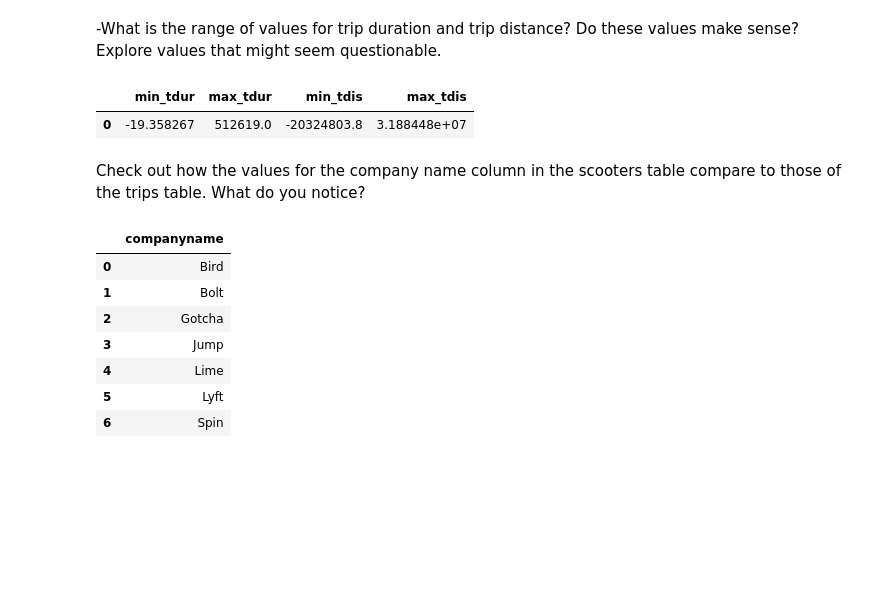
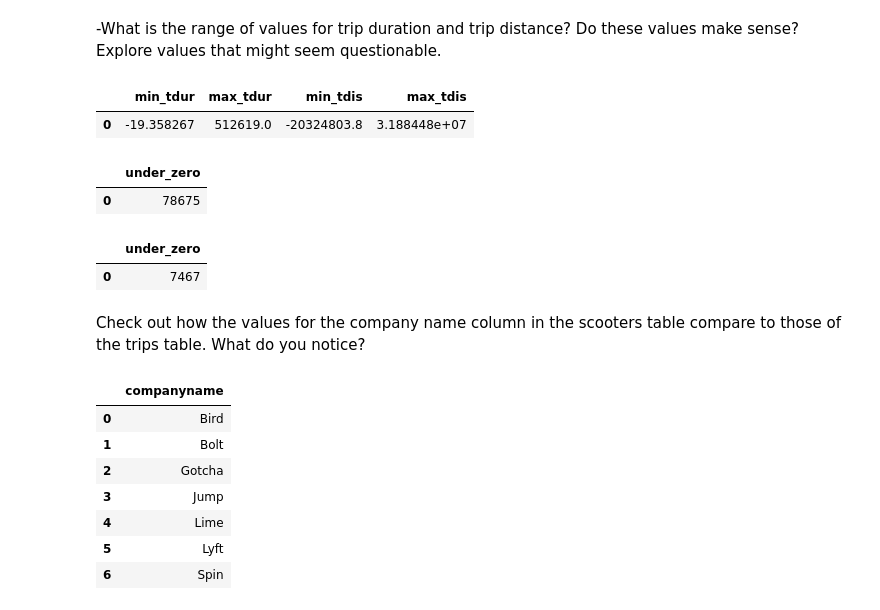
Before and after one commit to NSS-Data-Analytics-Cohort-8/scooter-partner1-badger-badger-python, a Jupyter notebook: notebooks/eda_scooters.ipynb, the cells around one changed output. Drawn from its saved outputs; the diff is of its cells as text; code cells hidden in the pictures; blank space fills up the shorter version.

```diff
--- a/notebooks/eda_scooters.ipynb
+++ b/notebooks/eda_scooters.ipynb
@@ -162,6 +162,32 @@ answers
 # %% [output]
 |  | min_tdur | max_tdur | min_tdis | max_tdis |
 | 0 | -19.358267 | 512619.0 | -20324803.8 | 3.188448e+07 |
+# %%
+tripinfo2 = '''
+SELECT COUNT(tripdistance) as under_zero
+FROM trips
+WHERE tripdistance <= 0
+LIMIT 20;
+'''
+result = scooters.execute(tripinfo2)
+answers = pd.read_sql(tripinfo2, con = scooters)
+answers
+# %% [output]
+|  | under_zero |
+| 0 | 78675 |
+# %%
+tripinfo2 = '''
+SELECT COUNT(tripdistance) as under_zero
+FROM trips
+WHERE tripdistance > 26400
+LIMIT 20;
+'''
+result = scooters.execute(tripinfo2)
+answers = pd.read_sql(tripinfo2, con = scooters)
+answers
+# %% [output]
+|  | under_zero |
+| 0 | 7467 |
 # %% [markdown]
 Check out how the values for the company name column in the scooters table compare to those of the trips table. What do you notice?
 # %%
```
Also changed, not shown: parts of 2 cells of this notebook.
